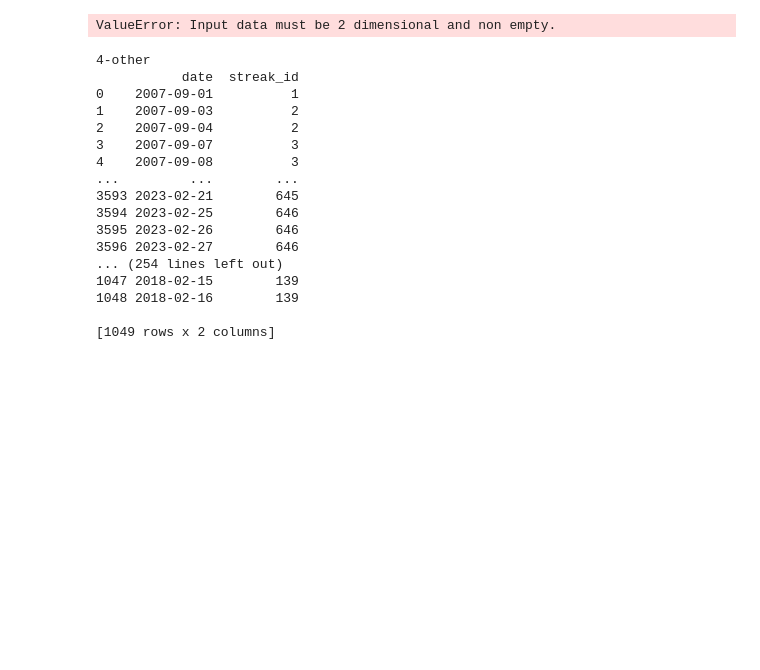
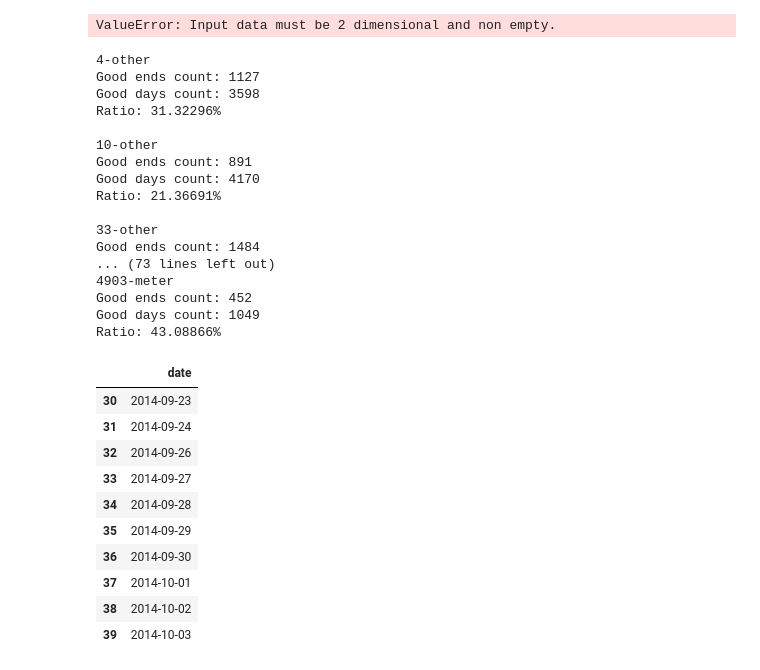
Before and after one commit to Erdos-Projects/predicting-day-ahead-solar-power-production, a Jupyter notebook: notebooks/modeling/CEB/basic_lightgbm_results.ipynb, the cells around one changed output. Cells and saved outputs as stored; diff of their text form; code cells hidden in the pictures; blank space fills up the shorter version.

```diff
--- a/notebooks/modeling/CEB/basic_lightgbm_results.ipynb
+++ b/notebooks/modeling/CEB/basic_lightgbm_results.ipynb
@@ -190,26 +172,47 @@ for system_id, (name, val) in product(systems_good_timezones_manual_edit, name_v
     else:
         real_val = val
     trial_data = PreRun(system_id, f'./test_results/{system_id}-{val}', real_val, systems_cleaned)
-    trial_data.good_end_days_naive(streak=2)
+    trial_data.good_end_days_naive(streak=7)
+    num_good_days = len(trial_data.good_days)
+    num_good_ends = len(trial_data.end_days_naive)
+    the_pct = num_good_ends / num_good_days * 100
+    print(f'Good ends count: {num_good_ends}')
+    print(f'Good days count: {num_good_days}')
+    print(f'Ratio: {the_pct:.5f}%')
+    print('')
 # %% [output]
 4-other
-           date  streak_id
-0    2007-09-01          1
-1    2007-09-03          2
-2    2007-09-04          2
-3    2007-09-07          3
-4    2007-09-08          3
-...         ...        ...
-3593 2023-02-21        645
-3594 2023-02-25        646
-3595 2023-02-26        646
-3596 2023-02-27        646
-... (254 lines left out)
-1047 2018-02-15        139
-1048 2018-02-16        139
+Good ends count: 1127
+Good days count: 3598
+Ratio: 31.32296%
 
-[1049 rows x 2 columns]
+10-other
+Good ends count: 891
+Good days count: 4170
+Ratio: 21.36691%
+
+33-other
+Good ends count: 1484
+... (73 lines left out)
+4903-meter
+Good ends count: 452
+Good days count: 1049
+Ratio: 43.08866%
 # %%
 shorter_test = PreRun(4903, f'./test_results/4903-inverter', 'inverter', systems_cleaned)
 shorter_test.add_weather_features_only()
+# %%
+shorter_test.good_days.iloc[30:40]
+# %% [output]
+|  | date |
+| 30 | 2014-09-23 |
+| 31 | 2014-09-24 |
+| 32 | 2014-09-26 |
+| 33 | 2014-09-27 |
+| 34 | 2014-09-28 |
+| 35 | 2014-09-29 |
+| 36 | 2014-09-30 |
+| 37 | 2014-10-01 |
+| 38 | 2014-10-02 |
+| 39 | 2014-10-03 |
 # %%
```
Also changed, not shown: parts of 8 cells of this notebook, 2 other files.
